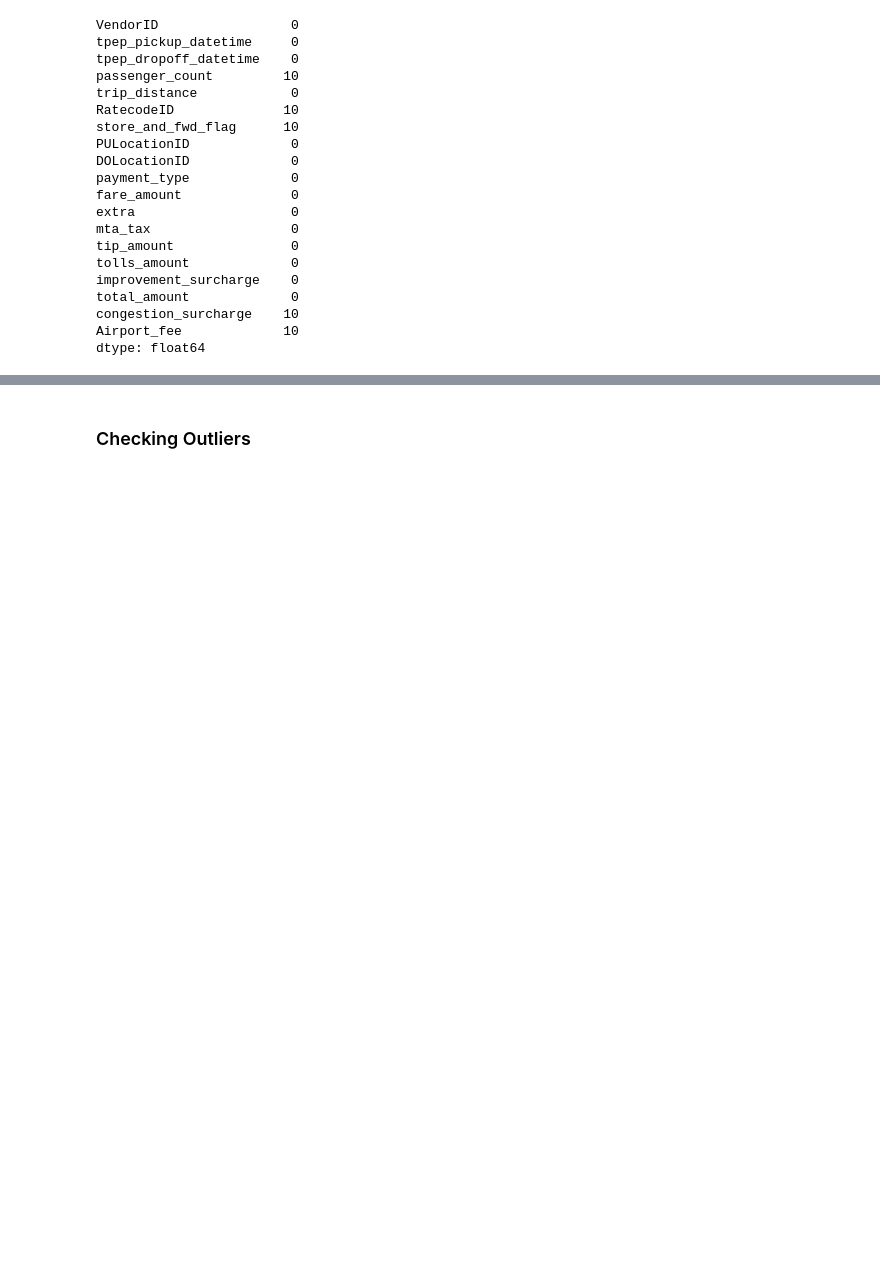
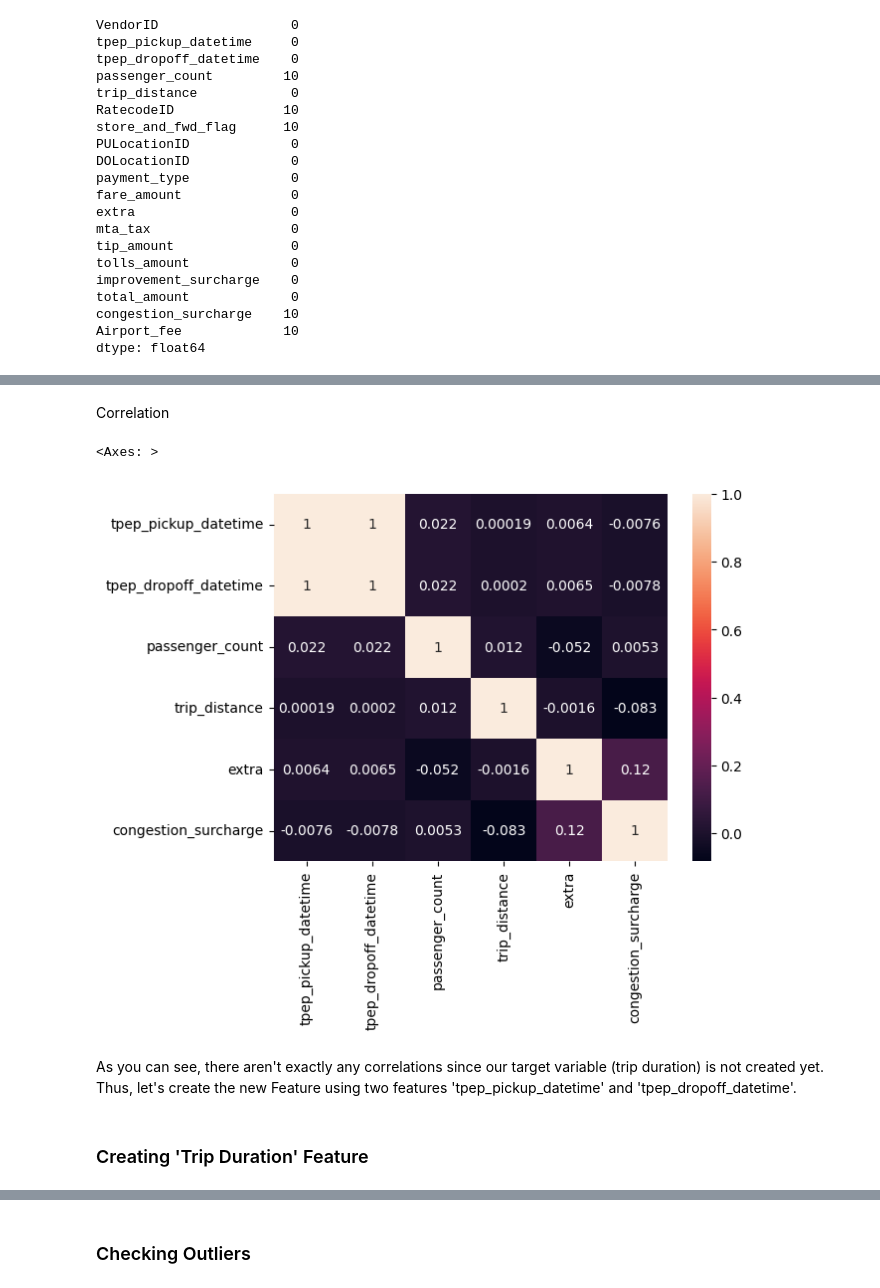
Before and after one commit to ikml-bsrn/NYC_Taxi_Trip_Duration, a Jupyter notebook: nyc_tlc_green.ipynb, the cells around one changed output, grey strips where cells are left out. Saved outputs shown, nothing was run; the diff lists cells and outputs as text; code cells hidden in the pictures; blank space fills up the shorter version.

```diff
--- a/nyc_tlc_green.ipynb
+++ b/nyc_tlc_green.ipynb
@@ -122,0 +132,9 @@ dtype: float64
+# %%
+irrelevant_cols = ['VendorID','RatecodeID','store_and_fwd_flag',
+                   'PULocationID','DOLocationID','payment_type','fare_amount','mta_tax',
+                   'tip_amount','tolls_amount','improvement_surcharge','total_amount','Airport_fee'
+                   ]
+
+for column in irrelevant_cols:
+    yellow_taxi_df.drop(column, axis=1, inplace=True)
+    print(f'{column} has been dropped.')
@@ -122,0 +171,12 @@ dtype: float64
+# %% [markdown]
+Correlation
+# %%
+correlation = yellow_taxi_df.corr()
+sns.heatmap(correlation,xticklabels=correlation.columns, yticklabels=correlation.columns, annot=True)
+# %% [output]
+<Axes: >
+[figure, added]
+# %% [markdown]
+As you can see, there aren't exactly any correlations since our target variable (trip duration) is not created yet. Thus, let's create the new Feature using two features 'tpep_pickup_datetime' and 'tpep_dropoff_datetime'.
+# %% [markdown]
+### Creating 'Trip Duration' Feature
```
Also changed, not shown: parts of 53 cells of this notebook.
